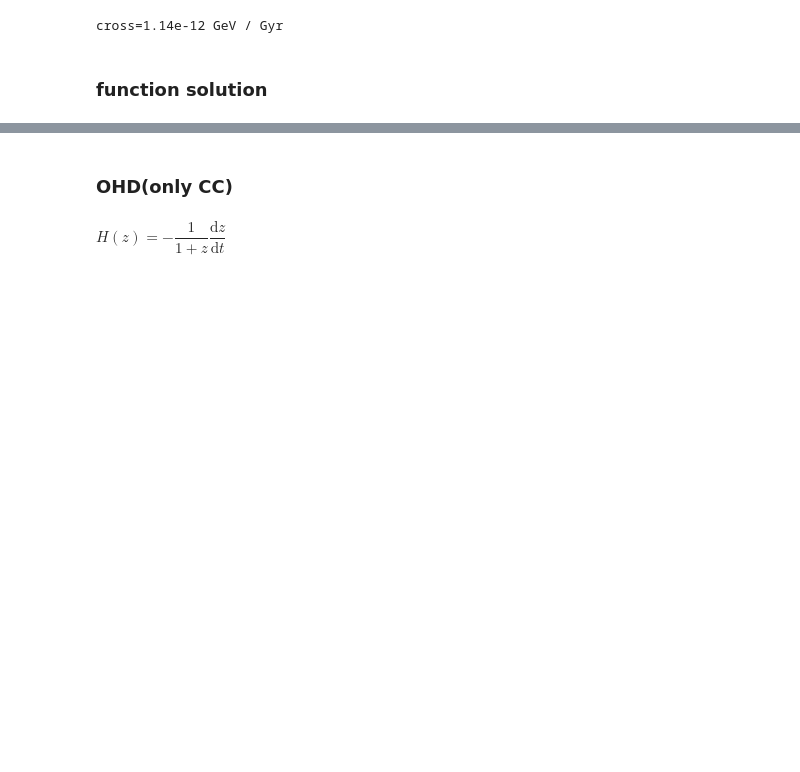
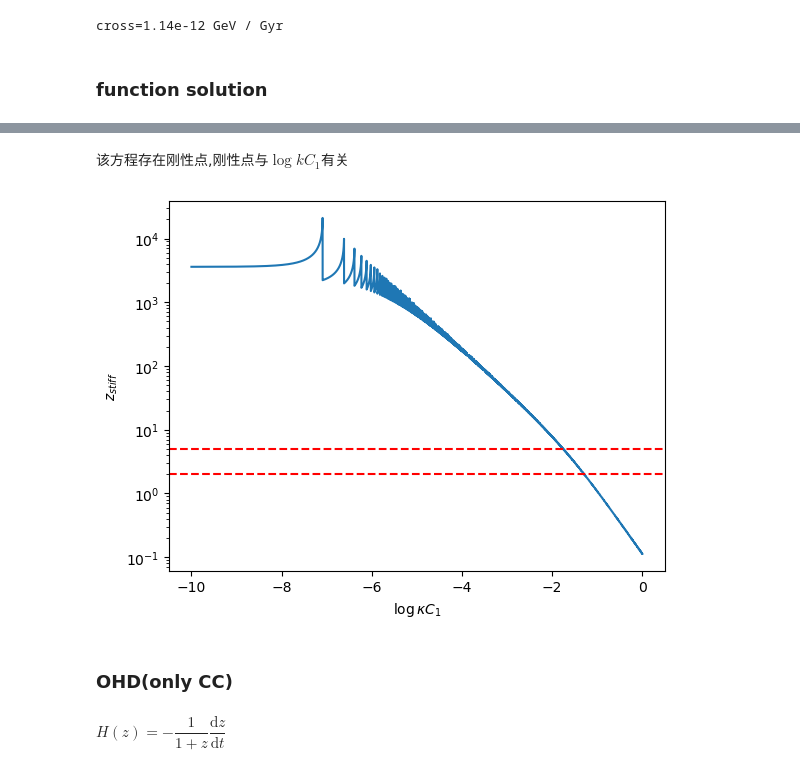
Before and after one commit to kaltsit33/IDM, a Jupyter notebook: all_in_one.ipynb, the cells around one changed output, grey strips where cells are left out. Cells and saved outputs as stored; diff of their text form; code cells hidden in the pictures; blank space fills up the shorter version.

Commit message:
function has stiff point depend on the value of logkC1

```diff
--- a/all_in_one.ipynb
+++ b/all_in_one.ipynb
@@ -58,3 +56,25 @@ import solution
+# %% [markdown]
+该方程存在刚性点,刚性点与$\log kC_1$有关
+# %%
+from solution import solution
+from tqdm import tqdm
+
+logkC1_list = np.linspace(-10,0,10000)
+z_list = []
+for i in tqdm(range(10000)):
+    logkC1 = logkC1_list[i]
+    z = solution(log_kC1=logkC1, O20=0.3, H0=70)
+    z_list.append(z.y[0,-1])
+
+plt.plot(logkC1_list, z_list)
+plt.axhline(y=2,c='r',linestyle='--')
+plt.axhline(y=5,c='r',linestyle='--')
+plt.xlabel(r'$\log\kappa C_1$')
+plt.ylabel(r'$z_{stiff}$')
+plt.yscale('log')
+plt.show()
+# %% [output]
+[figure, added]
 # %% [markdown]
 ### OHD(only CC)
 # %% [markdown]
```
Also changed, not shown: parts of 1 cell of this notebook, 11 other files.
